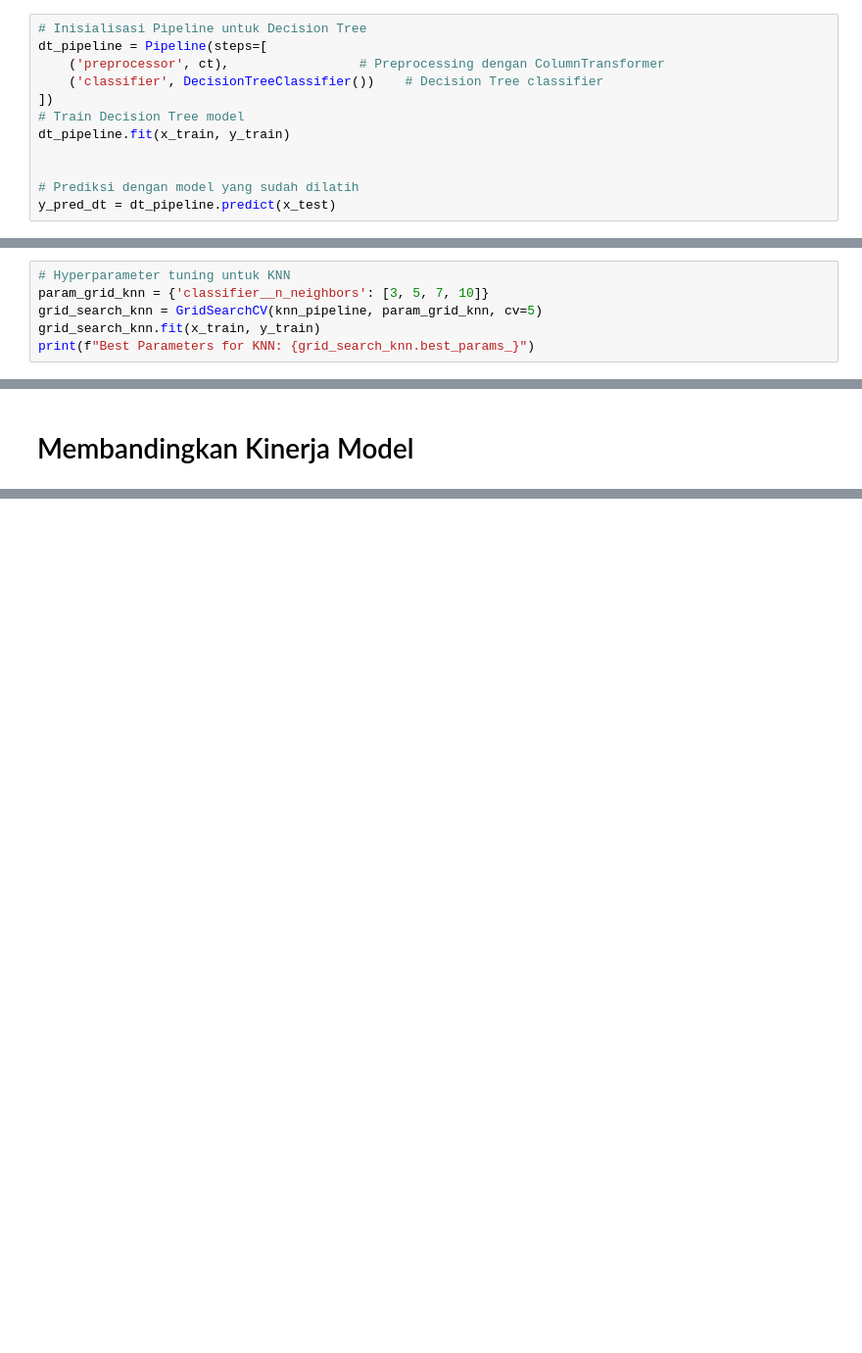
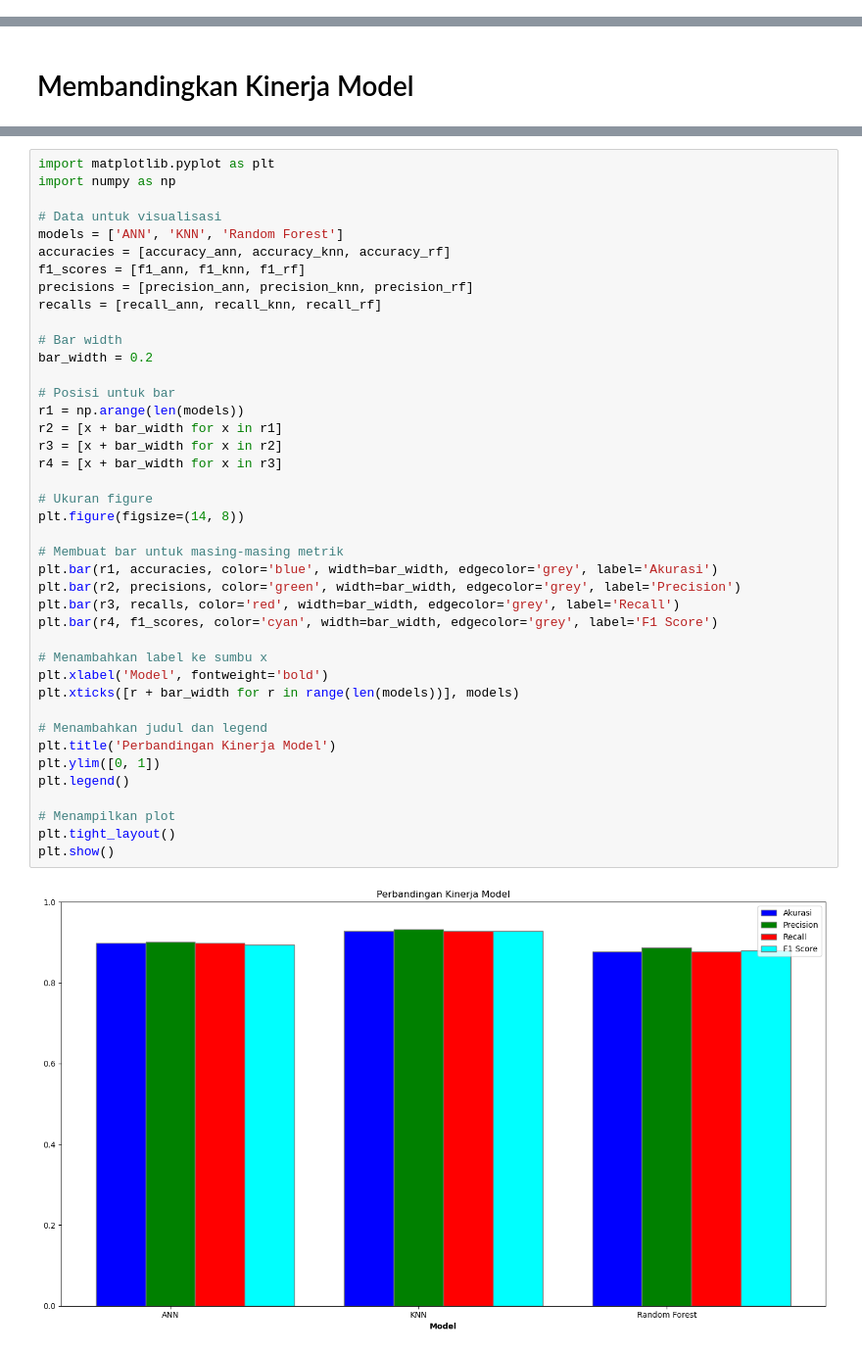
Before and after one commit to IndiRahayu/UAS_MPML, a Jupyter notebook: MPML.ipynb, the cells around one changed output, grey strips where cells are left out. Shown: that part at 98% size. Drawn from its saved outputs; the diff is of its cells as text; blank space fills up the shorter version.

Commit message:
Update file dengan perubahan terbaru

```diff
--- a/MPML.ipynb
+++ b/MPML.ipynb
@@ -196,12 +141,0 @@ from sklearn.metrics import accuracy_score, classification_report
-# %%
-# Inisialisasi Pipeline untuk Decision Tree
-dt_pipeline = Pipeline(steps=[
-    ('preprocessor', ct),                 # Preprocessing dengan ColumnTransformer
-    ('classifier', DecisionTreeClassifier())    # Decision Tree classifier
-])
-# Train Decision Tree model
-dt_pipeline.fit(x_train, y_train)
-
-
-# Prediksi dengan model yang sudah dilatih
-y_pred_dt = dt_pipeline.predict(x_test)
@@ -339,6 +243,0 @@ KNN Cross-Validation Score: 0.9026
-# %%
-# Hyperparameter tuning untuk KNN
-param_grid_knn = {'classifier__n_neighbors': [3, 5, 7, 10]}
-grid_search_knn = GridSearchCV(knn_pipeline, param_grid_knn, cv=5)
-grid_search_knn.fit(x_train, y_train)
-print(f"Best Parameters for KNN: {grid_search_knn.best_params_}")
@@ -480,0 +298,43 @@ plt.show()
+# %%
+import matplotlib.pyplot as plt
+import numpy as np
+
+# Data untuk visualisasi
+models = ['ANN', 'KNN', 'Random Forest']
+accuracies = [accuracy_ann, accuracy_knn, accuracy_rf]
+f1_scores = [f1_ann, f1_knn, f1_rf]
+precisions = [precision_ann, precision_knn, precision_rf]
+recalls = [recall_ann, recall_knn, recall_rf]
+
+# Bar width
+bar_width = 0.2
+
+# Posisi untuk bar
+r1 = np.arange(len(models))
+r2 = [x + bar_width for x in r1]
+r3 = [x + bar_width for x in r2]
+r4 = [x + bar_width for x in r3]
+
+# Ukuran figure
+plt.figure(figsize=(14, 8))
+
+# Membuat bar untuk masing-masing metrik
+plt.bar(r1, accuracies, color='blue', width=bar_width, edgecolor='grey', label='Akurasi')
+plt.bar(r2, precisions, color='green', width=bar_width, edgecolor='grey', label='Precision')
+plt.bar(r3, recalls, color='red', width=bar_width, edgecolor='grey', label='Recall')
+plt.bar(r4, f1_scores, color='cyan', width=bar_width, edgecolor='grey', label='F1 Score')
+
+# Menambahkan label ke sumbu x
+plt.xlabel('Model', fontweight='bold')
+plt.xticks([r + bar_width for r in range(len(models))], models)
+
+# Menambahkan judul dan legend
+plt.title('Perbandingan Kinerja Model')
+plt.ylim([0, 1])
+plt.legend()
+
+# Menampilkan plot
+plt.tight_layout()
+plt.show()
+# %% [output]
+[figure, added]
```
Also changed, not shown: parts of 36 cells of this notebook.
